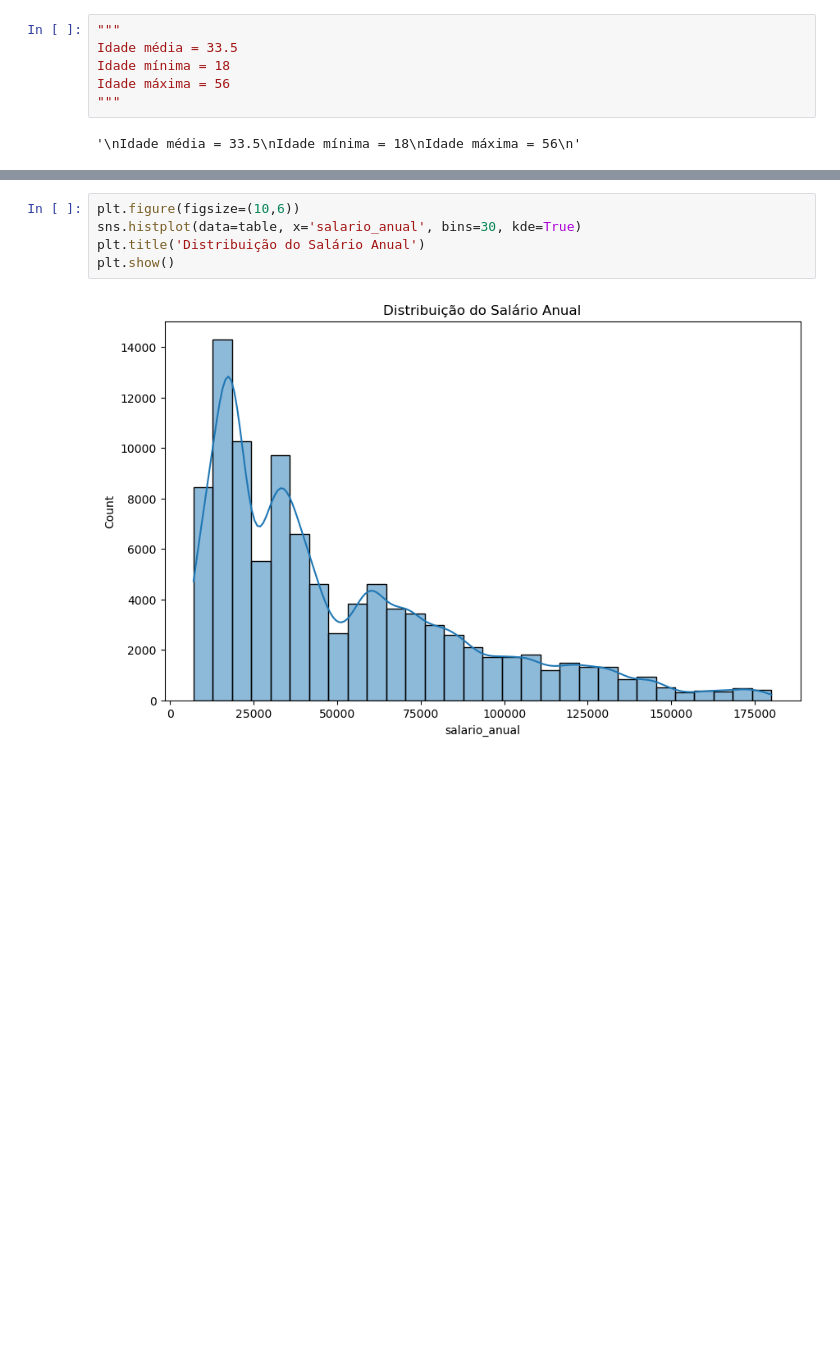
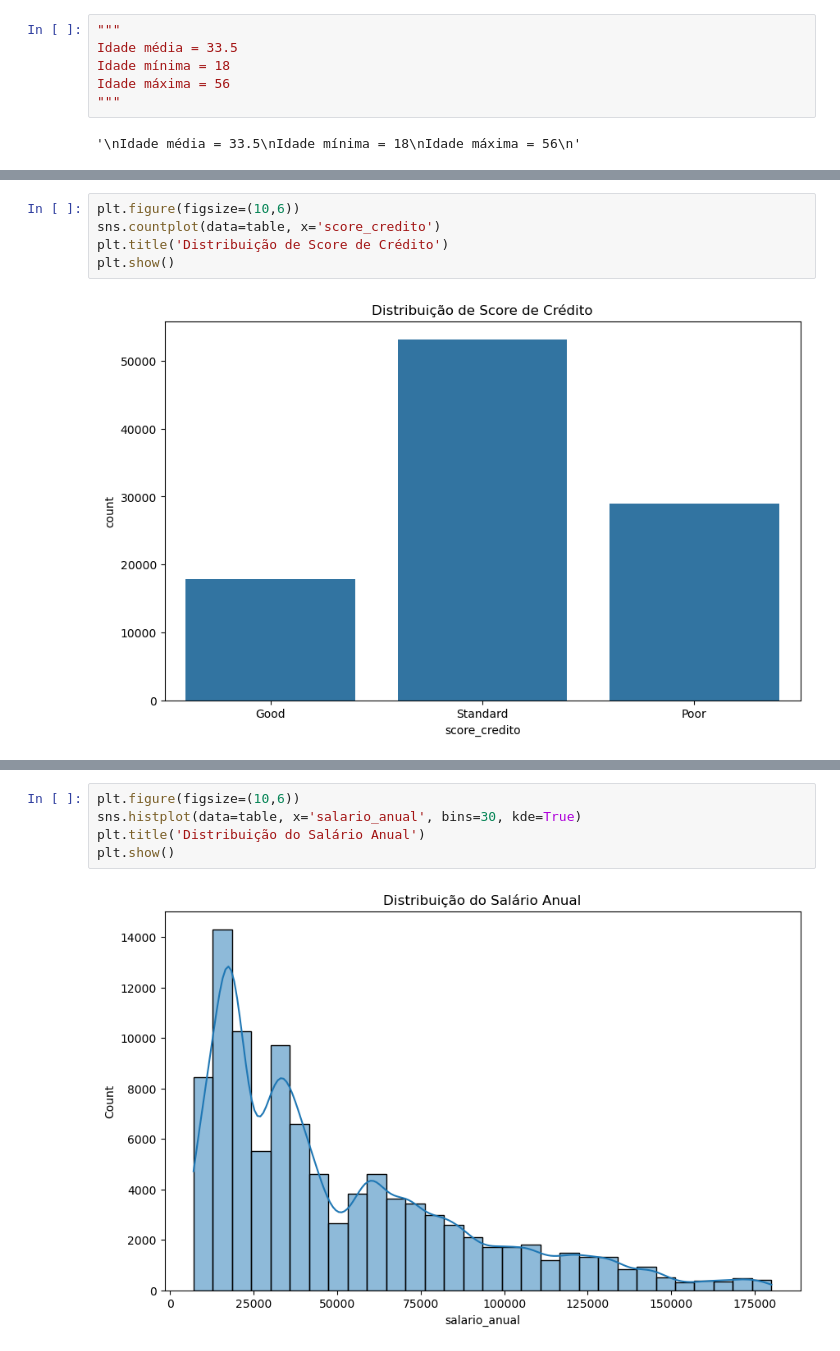
Before and after one commit to Haell39/Analise-Credito, a Jupyter notebook: main.ipynb, the cells around one changed output, grey strips where cells are left out. Saved outputs shown, nothing was run; the diff lists cells and outputs as text; blank space fills up the shorter version.

```diff
--- a/main.ipynb
+++ b/main.ipynb
@@ -119,0 +129,7 @@ profissao_stats
+# %%
+plt.figure(figsize=(10,6))
+sns.countplot(data=table, x='score_credito')
+plt.title('Distribuição de Score de Crédito')
+plt.show()
+# %% [output]
+[figure, added]
```
Also changed, not shown: parts of 5 cells of this notebook.
